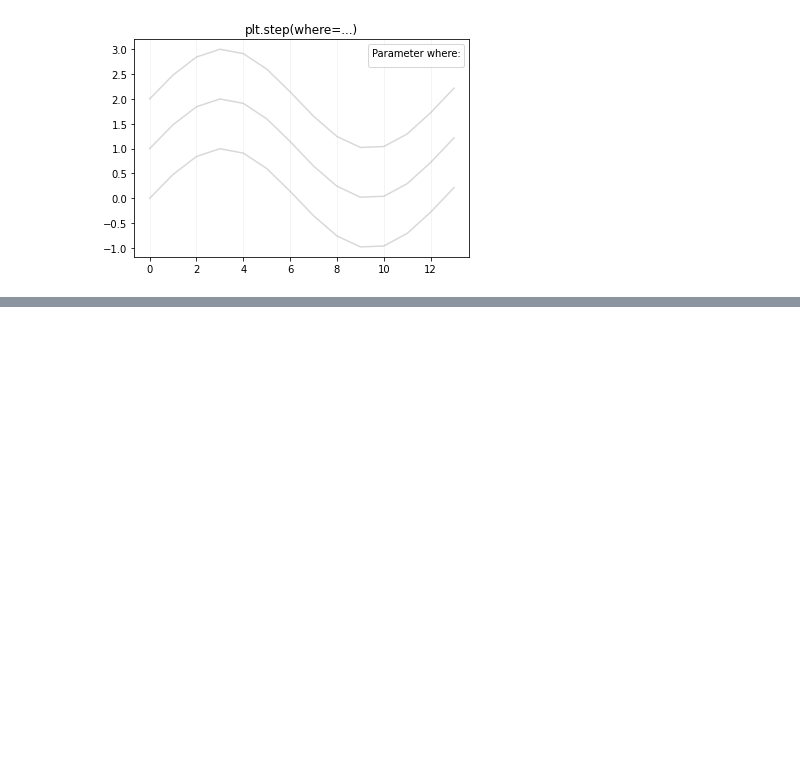
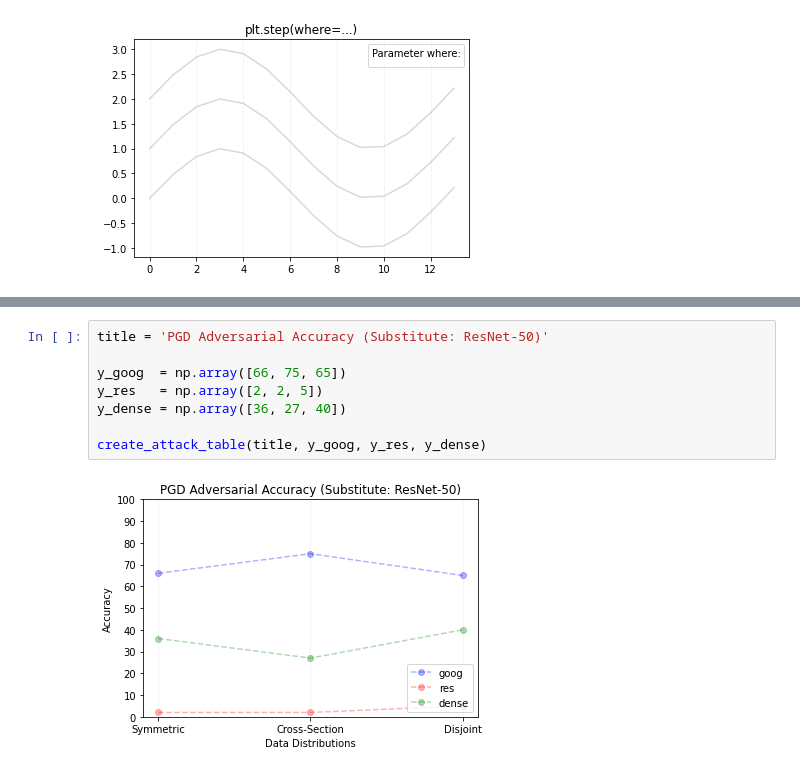
Before and after one commit to Ray-Escobar/substitute_attack, a Jupyter notebook: test.ipynb, the cells around one changed output, grey strips where cells are left out. Drawn from its saved outputs; the diff is of its cells as text; blank space fills up the shorter version.

```diff
--- a/test.ipynb
+++ b/test.ipynb
@@ -139,0 +73,10 @@ plt.show()
+# %%
+title = 'PGD Adversarial Accuracy (Substitute: ResNet-50)'
+
+y_goog  = np.array([66, 75, 65])
+y_res   = np.array([2, 2, 5])
+y_dense = np.array([36, 27, 40])
+
+create_attack_table(title, y_goog, y_res, y_dense)
+# %% [output]
+[figure, added]
```
Also changed, not shown: parts of 7 cells of this notebook.
